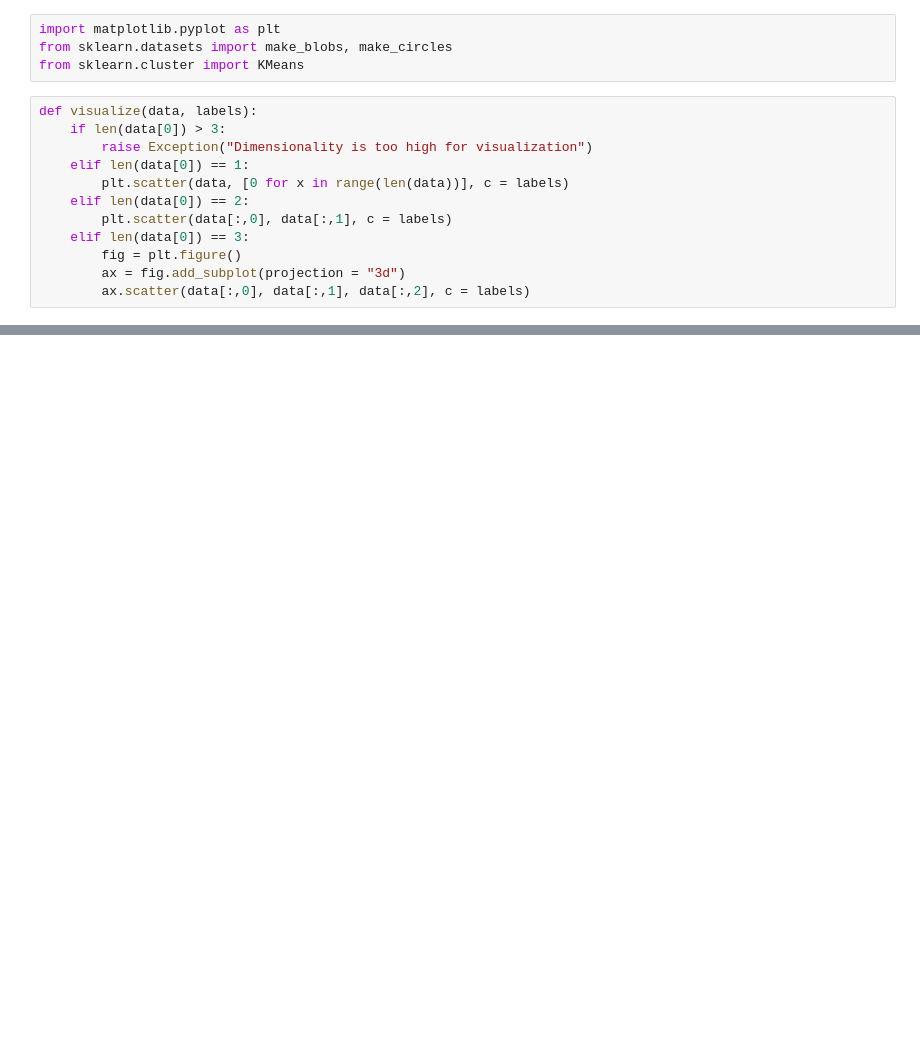
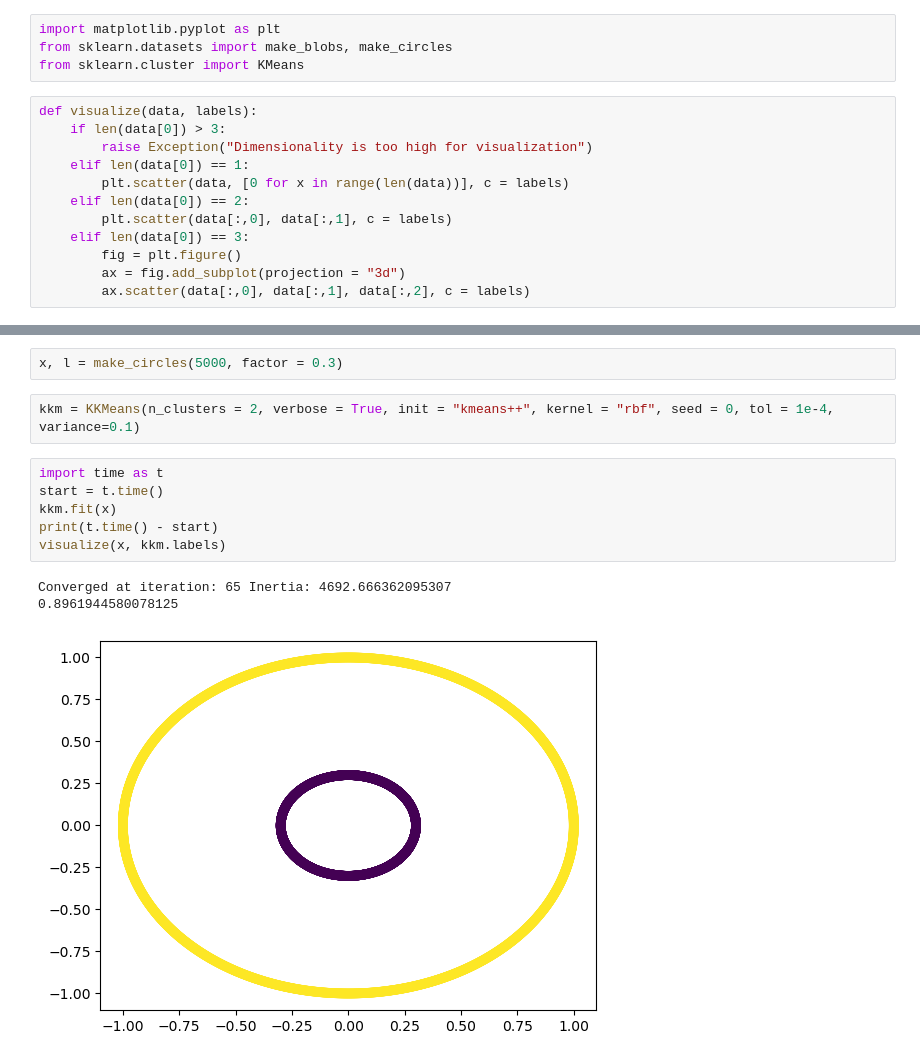
Before and after one commit to bauxn/kernel-kmeans, a Jupyter notebook: demo.ipynb, the cells around one changed output, grey strips where cells are left out. Drawn from its saved outputs; the diff is of its cells as text; blank space fills up the shorter version.

```diff
--- a/demo.ipynb
+++ b/demo.ipynb
@@ -187,0 +176,14 @@ True
+# %%
+x, l = make_circles(5000, factor = 0.3)
+# %%
+kkm = KKMeans(n_clusters = 2, verbose = True, init = "kmeans++", kernel = "rbf", seed = 0, tol = 1e-4, variance=0.1)
+# %%
+import time as t
+start = t.time()
+kkm.fit(x)
+print(t.time() - start)
+visualize(x, kkm.labels)
+# %% [output]
+Converged at iteration: 65 Inertia: 4692.666362095307
+0.8961944580078125
+[figure, added]
```
Also changed, not shown: parts of 11 cells of this notebook, 5 other files.
